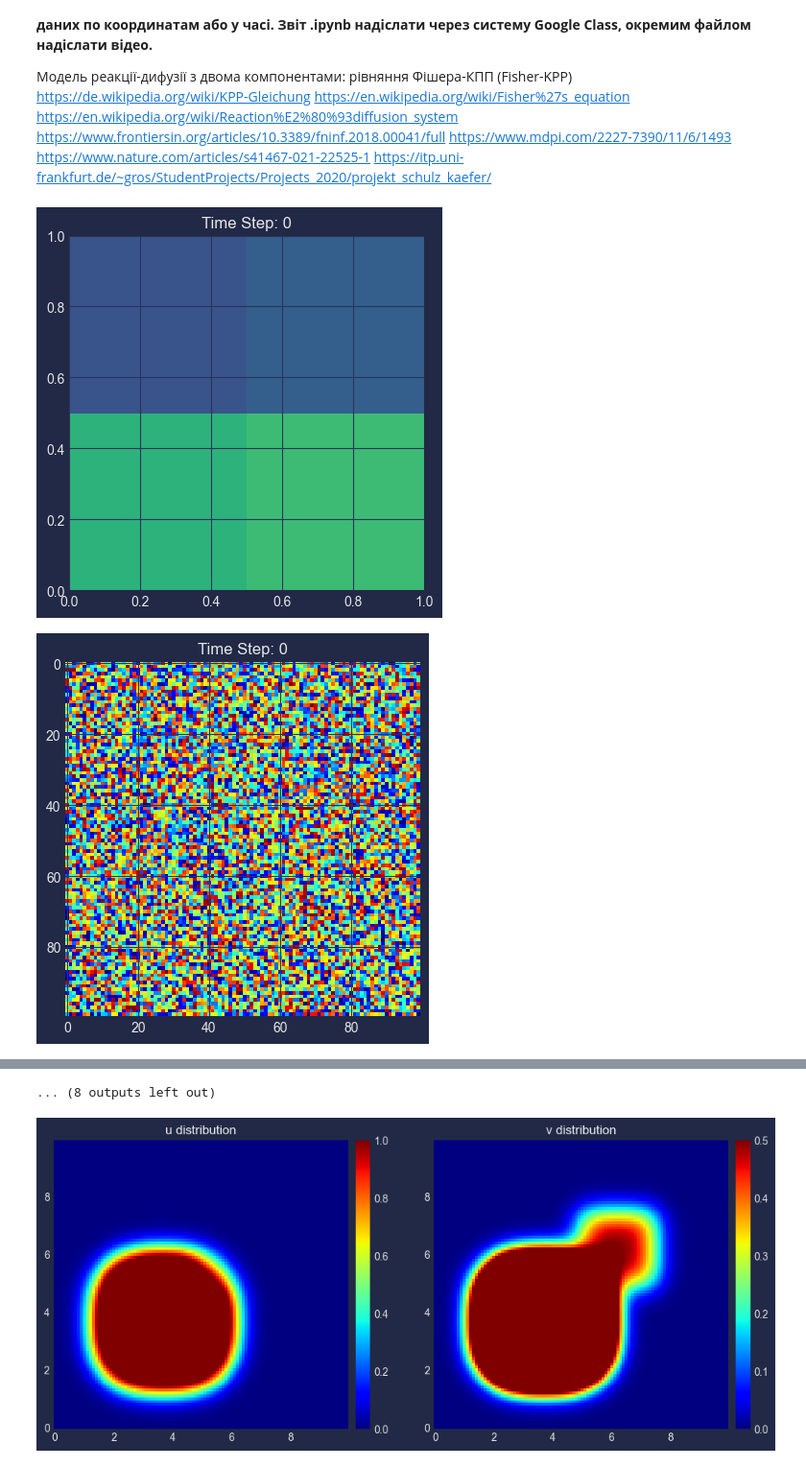
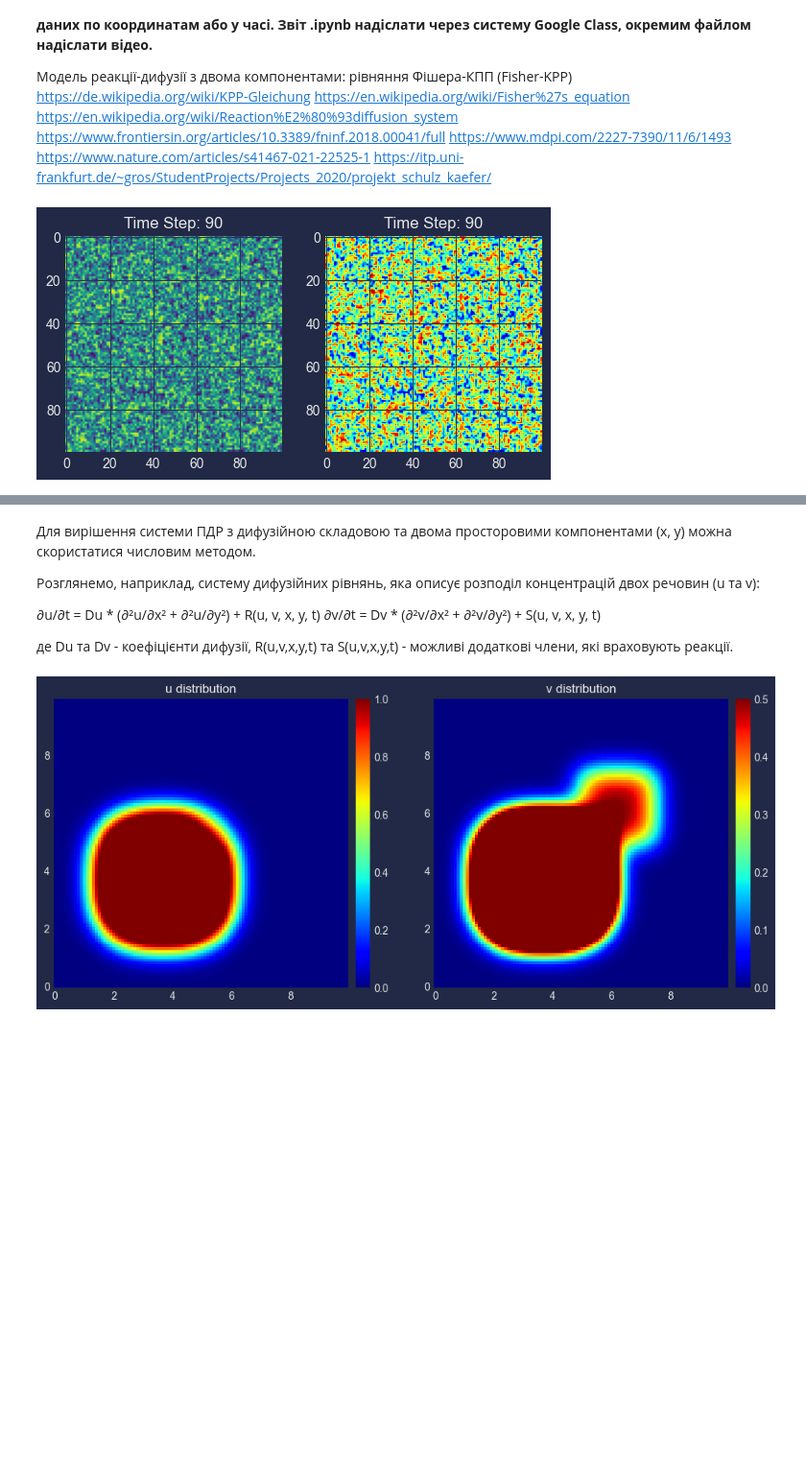
Before and after one commit to VAlduinV/KPI_tasks, a Jupyter notebook: TASK_7/Task_7.ipynb, the cells around one changed output, grey strips where cells are left out. Shown at 96% size. Saved outputs shown, nothing was run; the diff lists cells and outputs as text; code cells hidden in the pictures; blank space fills up the shorter version.

```diff
--- a/TASK_7/Task_7.ipynb
+++ b/TASK_7/Task_7.ipynb
@@ -16,6 +16,7 @@ https://itp.uni-frankfurt.de/~gros/StudentProjects/Projects_2020/projekt_schulz_
 import numpy as np
 import matplotlib.pyplot as plt
 from mpl_toolkits.mplot3d import Axes3D
+from matplotlib.animation import FuncAnimation, PillowWriter
 import mplcyberpunk
 
 plt.style.use("cyberpunk")
@@ -23,53 +24,55 @@ plt.style.use("cyberpunk")
 # Параметри моделі
 Du = 0.1
 Dv = 0.1
 r = 0.1
 K = 1.0
 alpha = 0.02
 s = 0.1
 beta = 0.1
 
 # Розміри просторової сітки
 Nx = 100
 Ny = 100
 
 # Крок по часу та простору
 dt = 0.01
 dx = 1.0
 dy = 1.0
 
 # Ініціалізація рішення
 u = np.random.rand(Nx, Ny)
 v = np.random.rand(Nx, Ny)
 
-# Цикл по часу
-for t in range(100):
-    # Обчислення нових значень за рівняннями реакції-дифузії
-    u_xx = (np.roll(u, 1, axis=0) - 2*u + np.roll(u, -1, axis=0)) / dx**2
-    u_yy = (np.roll(u, 1, axis=1) - 2*u + np.roll(u, -1, axis=1)) / dy**2
-    v_xx = (np.roll(v, 1, axis=0) - 2*v + np.roll(v, -1, axis=0)) / dx**2
-    v_yy = (np.roll(v, 1, axis=1) - 2*v + np.roll(v, -1, axis=1)) / dy**2
+# Функція для оновлення рішення
+def update(t):
+    global u, v
+    u_xx = (np.roll(u, 1, axis=0) - 2 * u + np.roll(u, -1, axis=0)) / dx**2
+    u_yy = (np.roll(u, 1, axis=1) - 2 * u + np.roll(u, -1, axis=1)) / dy**2
+    v_xx = (np.roll(v, 1, axis=0) - 2 * v + np.roll(v, -1, axis=0)) / dx**2
+    v_yy = (np.roll(v, 1, axis=1) - 2 * v + np.roll(v, -1, axis=1)) / dy**2
 
-    du_dt = Du * (u_xx + u_yy) + r*u*(1 - u/K) - alpha*u*v
-    dv_dt = Dv * (v_xx + v_yy) + s*u*v - beta*v
+    du_dt = Du * (u_xx + u_yy) + r * u * (1 - u / K) - alpha * u * v
+    dv_dt = Dv * (v_xx + v_yy) + s * u * v - beta * v
 
     u += dt * du_dt
     v += dt * dv_dt
 
-    # Вивід результатів кожні 10 кроків
     if t % 10 == 0:
-        plt.figure()
-        mplcyberpunk.add_glow_effects()
-        plt.imshow(u, cmap='viridis')
-        plt.title(f'Time Step: {t}')
-        plt.show()
+        ax1.clear()
+        ax1.imshow(u, cmap='viridis')
+        ax1.set_title(f'Time Step: {t}')
 
-    # Вивід результатів кожні 10 кроків
-    if t % 10 == 0:
-        plt.figure()
-        plt.imshow(u, cmap='jet')
-        plt.title(f'Time Step: {t}')
-        plt.show()
+        ax2.clear()
+        ax2.imshow(u, cmap='jet')
+        ax2.set_title(f'Time Step: {t}')
+
+fig, (ax1, ax2) = plt.subplots(1, 2)
+
+# Використовуйте FuncAnimation для створення анімації
+ani = FuncAnimation(fig, update, frames=100, interval=50, repeat=False)
+
+# Зберегти анімацію у вигляді GIF
+ani.save('Fisher-KPP.gif', writer='pillow')
+plt.show()
 # %% [output]
-[figure, old version]
+[figure, new version]
-[figure, removed]
@@ -86,2 +79,11 @@ for t in range(100):
-... (8 outputs left out)
+# %% [markdown]
+Для вирішення системи ПДР з дифузійною складовою та двома просторовими компонентами (x, y) можна скористатися числовим методом.
+
+Розглянемо, наприклад, систему дифузійних рівнянь, яка описує розподіл концентрацій двох речовин (u та v):
+
+∂u/∂t = Du * (∂²u/∂x² + ∂²u/∂y²) + R(u, v, x, y, t)
+∂v/∂t = Dv * (∂²v/∂x² + ∂²v/∂y²) + S(u, v, x, y, t)
+
+де Du та Dv - коефіцієнти дифузії,
+R(u,v,x,y,t) та S(u,v,x,y,t) - можливі додаткові члени, які враховують реакції.
 # %%
```
Also changed, not shown: parts of 2 cells of this notebook, 1 other file.
